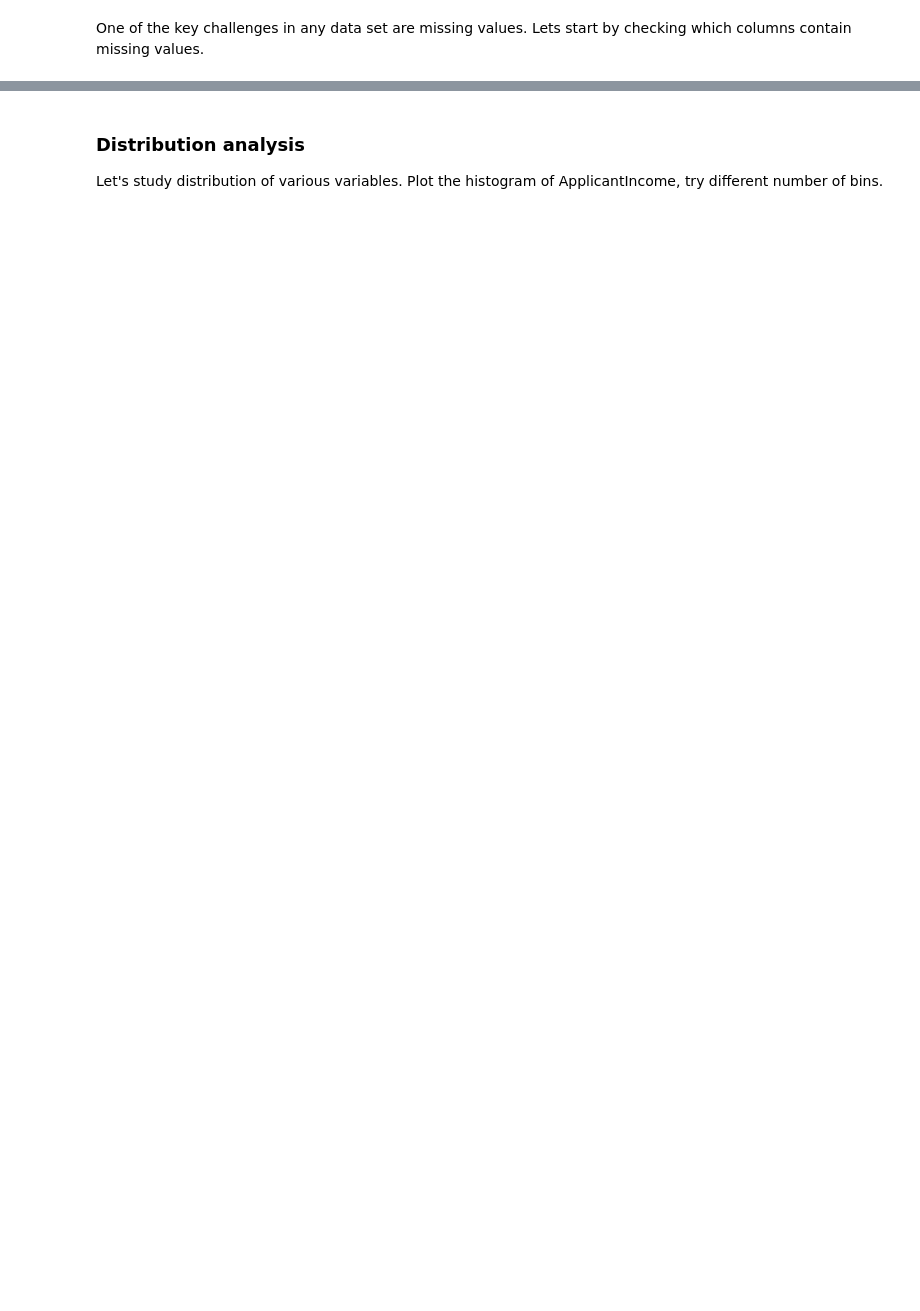
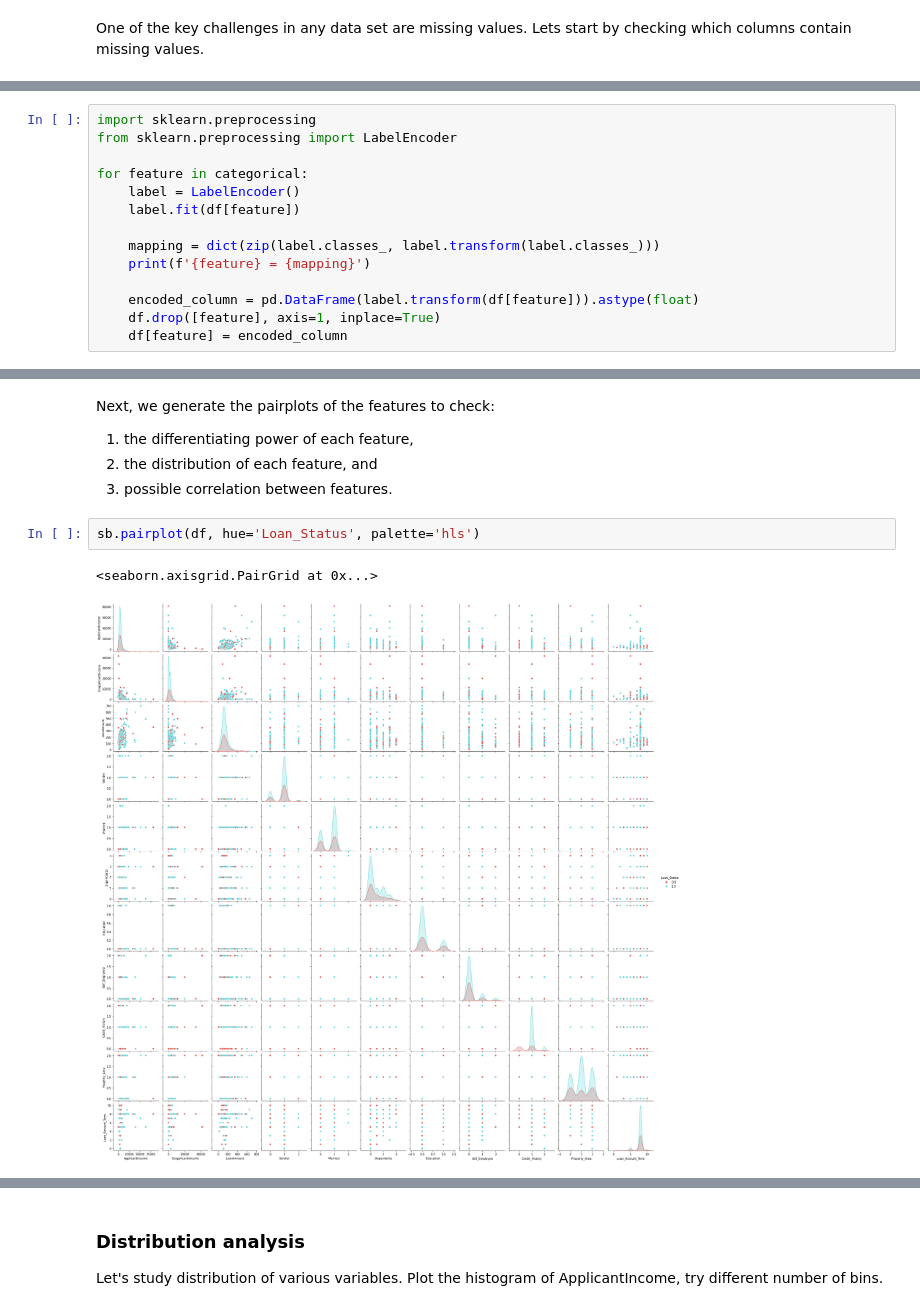
Before and after one commit to AmirShakouri19/Loan-Prediction, a Jupyter notebook: EDA.ipynb, the cells around one changed output, grey strips where cells are left out. Cells and saved outputs as stored; diff of their text form; blank space fills up the shorter version.

```diff
--- a/EDA.ipynb
+++ b/EDA.ipynb
@@ -127,0 +156,14 @@ Let's explore further using the frequency of different categories in each nomina
+# %%
+import sklearn.preprocessing
+from sklearn.preprocessing import LabelEncoder
+
+for feature in categorical:
+    label = LabelEncoder()
+    label.fit(df[feature])
+
+    mapping = dict(zip(label.classes_, label.transform(label.classes_)))
+    print(f'{feature} = {mapping}')
+
+    encoded_column = pd.DataFrame(label.transform(df[feature])).astype(float)
+    df.drop([feature], axis=1, inplace=True)
+    df[feature] = encoded_column
@@ -127,0 +180,10 @@ Let's explore further using the frequency of different categories in each nomina
+# %% [markdown]
+Next, we generate the pairplots of the features to check:
+1) the differentiating power of each feature,
+2) the distribution of each feature, and
+3) possible correlation between features.
+# %%
+sb.pairplot(df, hue='Loan_Status', palette='hls')
+# %% [output]
+<seaborn.axisgrid.PairGrid at 0x...>
+[figure, added]
```
Also changed, not shown: parts of 110 cells of this notebook, 1 other file.
